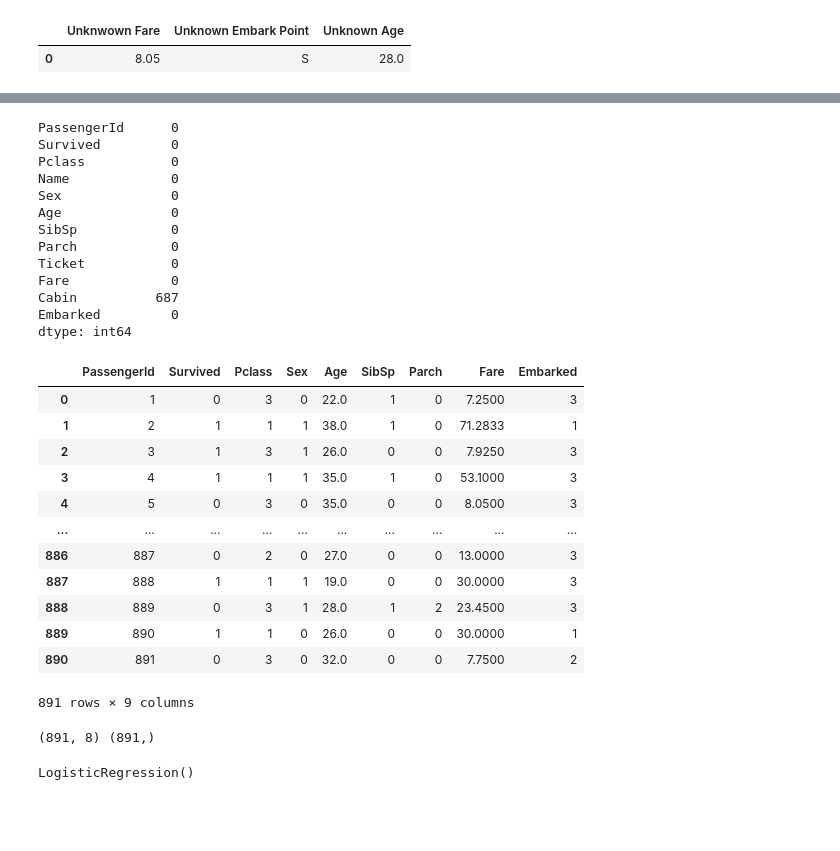
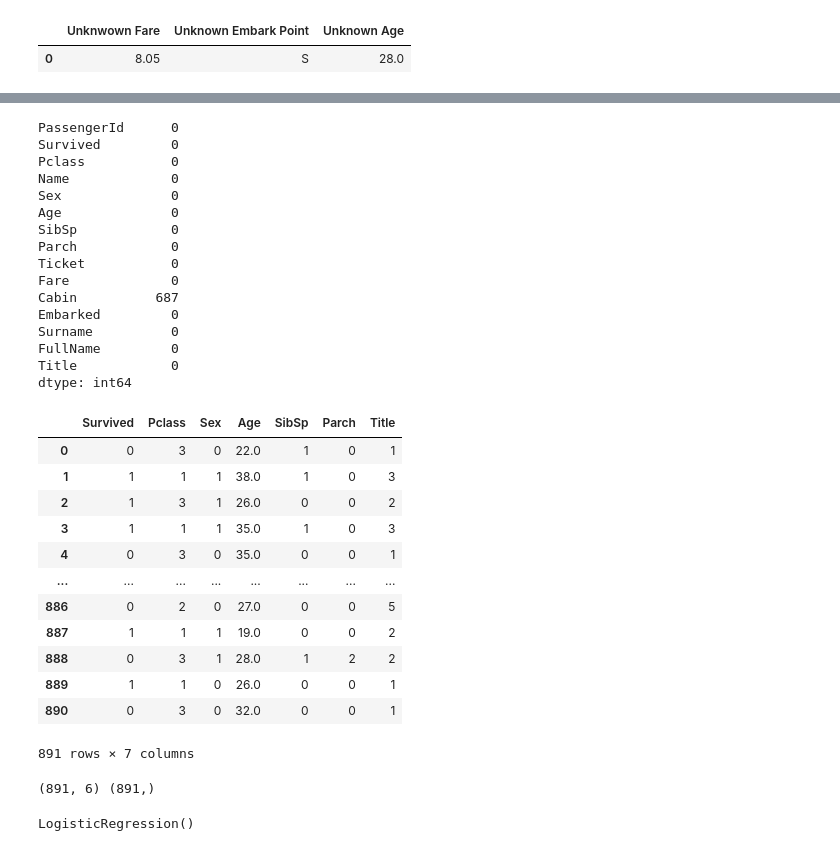
Before and after one commit to SurabhiSood/titanic-survival-machine-learning, a Jupyter notebook: Logistic_Regression_Algorithm.ipynb, the cells around one changed output, grey strips where cells are left out. Cells and saved outputs as stored; diff of their text form; code cells hidden in the pictures; blank space fills up the shorter version.

Commit message:
LR with feature engg Title column

```diff
--- a/Logistic_Regression_Algorithm.ipynb
+++ b/Logistic_Regression_Algorithm.ipynb
@@ -62,18 +62,15 @@ msno.bar(train_data_df)
 
 newsurname = train_data_df["Name"].str.split(",", n = 1, expand = True)
 
-newtitle = train_data_df["Name"].str.split(" ", n = 2, expand = True)
-
 newfullname = train_data_df["Name"].str.split(".", n = 1, expand = True)
 
 train_data_df['Surname'] = newsurname[0]
 
-train_data_df['Title'] = newtitle[1]
-
 train_data_df['FullName'] = newfullname[1]
 
+train_data_df['Title'] = train_data_df.Name.str.extract(' ([A-Za-z]+)\.', expand=False)
 
-train_data_df
+train_data_df.head(60)
 # %% [output]
 |  | PassengerId | Survived | Pclass | Name | Sex | Age | SibSp | Parch | Ticket | Fare | ... |
 | 0 | 1 | 0 | 3 | Braund, Mr. Owen Harris | male | 22.0 | 1 | 0 | A/5 21171 | 7.2500 | ... |
@@ -90,0 +100,8 @@ train_data_df
+# %%
+# Replacing the values in 'Title' column
+
+train_data_df['Title'] = train_data_df['Title'].replace(['Lady', 'Countess','Capt', 'Col','Don', 'Dr',\
+                                            'Major', 'Rev', 'Sir', 'Jonkheer', 'Dona'], 'Rare')
+train_data_df['Title'] = train_data_df['Title'].replace('Mlle', 'Miss')
+train_data_df['Title'] = train_data_df['Title'].replace('Ms', 'Miss')
+train_data_df['Title'] = train_data_df['Title'].replace('Mme', 'Mrs')
@@ -126,0 +151,10 @@ test_data_df['Embarked'] = test_data_df['Embarked'].map(embarked_mapping)
+# %%
+sex_mapping = {'male': 0, 'female': 1}
+embarked_mapping = {'C': 1, 'Q': 2, 'S': 3}
+title_mapping = {"Mr": 1, "Miss": 2, "Mrs": 3, "Master": 4, "Rare": 5}
+
+train_data_df['Sex'] = train_data_df['Sex'].map(sex_mapping)
+train_data_df['Embarked'] = train_data_df['Embarked'].map(embarked_mapping)
+train_data_df['Title'] = train_data_df['Title'].map(title_mapping)
+
+train_data_df.head()
@@ -140,29 +181,32 @@ Ticket           0
 Fare             0
 Cabin          687
 Embarked         0
+Surname          0
+FullName         0
+Title            0
 dtype: int64
 # %%
 #Drop unwanted columns
 
-train_data_df_new = train_data_df.drop(['Name', 'Ticket', 'Cabin'],axis=1,inplace=False)
+train_data_df_new = train_data_df.drop(['Name','Fare','Ticket','Embarked', 'Cabin','Surname','FullName','PassengerId'],axis=1,inplace=False)
 train_data_df_new
 
-test_data_df_new = test_data_df.drop(['Name', 'Ticket', 'Cabin'],axis=1,inplace=False)
-test_data_df_new
+# test_data_df_new = test_data_df.drop(['Name', 'Ticket', 'Cabin'],axis=1,inplace=False)
+# test_data_df_new
 # %% [output]
-|  | PassengerId | Survived | Pclass | Sex | Age | SibSp | Parch | Fare | Embarked |
-| 0 | 1 | 0 | 3 | 0 | 22.0 | 1 | 0 | 7.2500 | 3 |
-| 1 | 2 | 1 | 1 | 1 | 38.0 | 1 | 0 | 71.2833 | 1 |
-| 2 | 3 | 1 | 3 | 1 | 26.0 | 0 | 0 | 7.9250 | 3 |
-| 3 | 4 | 1 | 1 | 1 | 35.0 | 1 | 0 | 53.1000 | 3 |
-| 4 | 5 | 0 | 3 | 0 | 35.0 | 0 | 0 | 8.0500 | 3 |
-| ... | ... | ... | ... | ... | ... | ... | ... | ... | ... |
-| 886 | 887 | 0 | 2 | 0 | 27.0 | 0 | 0 | 13.0000 | 3 |
-| 887 | 888 | 1 | 1 | 1 | 19.0 | 0 | 0 | 30.0000 | 3 |
-| 888 | 889 | 0 | 3 | 1 | 28.0 | 1 | 2 | 23.4500 | 3 |
-| 889 | 890 | 1 | 1 | 0 | 26.0 | 0 | 0 | 30.0000 | 1 |
-| 890 | 891 | 0 | 3 | 0 | 32.0 | 0 | 0 | 7.7500 | 2 |
+|  | Survived | Pclass | Sex | Age | SibSp | Parch | Title |
+| 0 | 0 | 3 | 0 | 22.0 | 1 | 0 | 1 |
+| 1 | 1 | 1 | 1 | 38.0 | 1 | 0 | 3 |
+| 2 | 1 | 3 | 1 | 26.0 | 0 | 0 | 2 |
+| 3 | 1 | 1 | 1 | 35.0 | 1 | 0 | 3 |
+| 4 | 0 | 3 | 0 | 35.0 | 0 | 0 | 1 |
+| ... | ... | ... | ... | ... | ... | ... | ... |
+| 886 | 0 | 2 | 0 | 27.0 | 0 | 0 | 5 |
+| 887 | 1 | 1 | 1 | 19.0 | 0 | 0 | 2 |
+| 888 | 0 | 3 | 1 | 28.0 | 1 | 2 | 2 |
+| 889 | 1 | 1 | 0 | 26.0 | 0 | 0 | 1 |
+| 890 | 0 | 3 | 0 | 32.0 | 0 | 0 | 1 |
-891 rows × 9 columns
+891 rows × 7 columns
 # %%
 # Assign X (data) and y (target)
 
@@ -170,7 +214,7 @@ X = train_data_df_new.drop("Survived", axis=1)
 y = train_data_df_new["Survived"]
 print(X.shape, y.shape)
 # %% [output]
-(891, 8) (891,)
+(891, 6) (891,)
 # %%
 #Split data in to training and testing dataset
 
```
Also changed, not shown: parts of 12 cells of this notebook.
